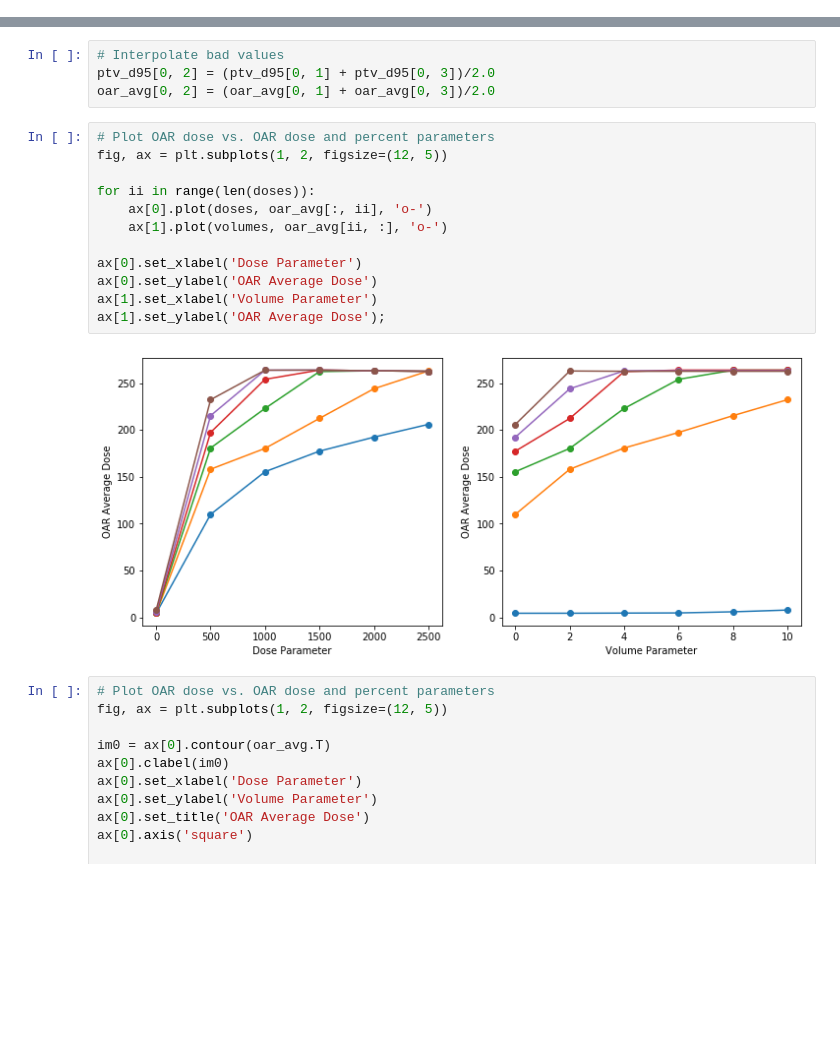
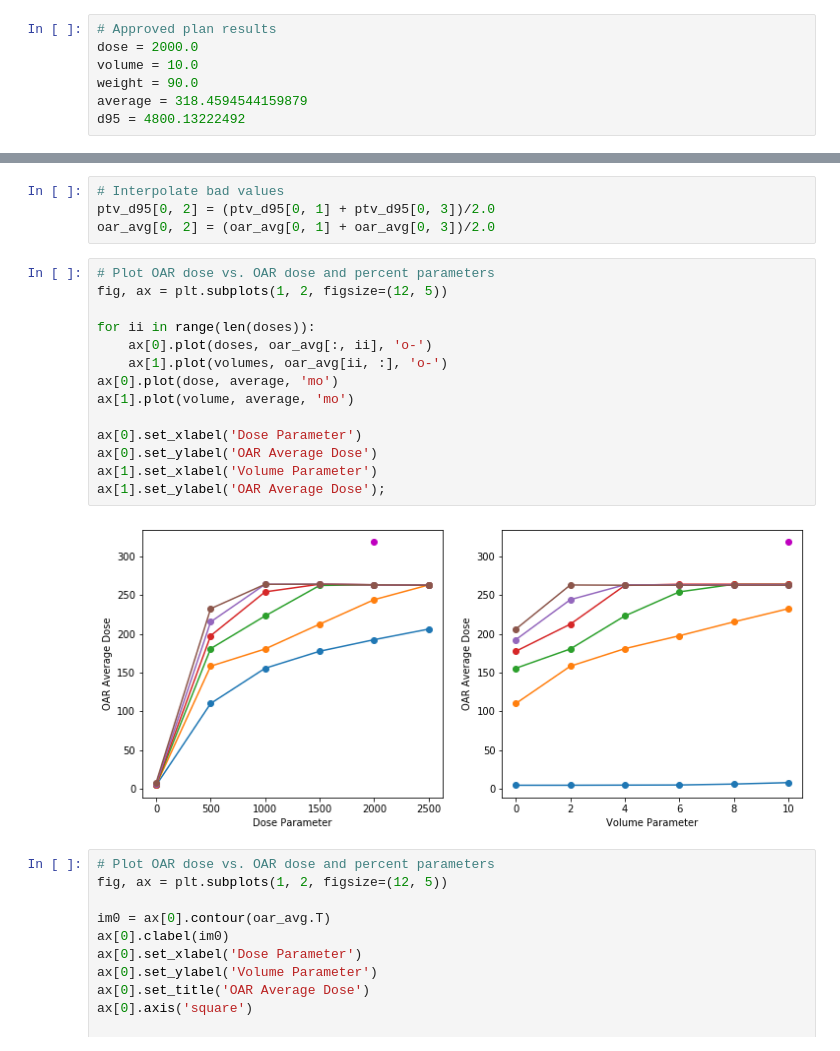
Before and after one commit to kels271828/RayBay, a Jupyter notebook: results/grid_search.ipynb, the cells around one changed output, grey strips where cells are left out. Drawn from its saved outputs; the diff is of its cells as text; blank space fills up the shorter version.

Commit message:
added normalized results

```diff
--- a/results/grid_search.ipynb
+++ b/results/grid_search.ipynb
@@ -8,6 +8,13 @@ Of course, the  more parameters (and organs) we add, the more dimensions we have
 # %%
 import matplotlib.pyplot as plt
 import numpy as np
+# %%
+# Approved plan results
+dose = 2000.0
+volume = 10.0
+weight = 90.0
+average = 318.4594544159879
+d95 = 4800.13222492
 # %%
 # Load results
 doses = np.load('doses.npy')
@@ -21,17 +28,19 @@ oar_avg[0, 2] = (oar_avg[0, 1] + oar_avg[0, 3])/2.0
 # %%
 # Plot OAR dose vs. OAR dose and percent parameters
 fig, ax = plt.subplots(1, 2, figsize=(12, 5))
 
 for ii in range(len(doses)):
     ax[0].plot(doses, oar_avg[:, ii], 'o-')
     ax[1].plot(volumes, oar_avg[ii, :], 'o-')
+ax[0].plot(dose, average, 'mo')
+ax[1].plot(volume, average, 'mo')
 
 ax[0].set_xlabel('Dose Parameter')
 ax[0].set_ylabel('OAR Average Dose')
 ax[1].set_xlabel('Volume Parameter')
 ax[1].set_ylabel('OAR Average Dose');
 # %% [output]
-[figure, old version]
+[figure, new version]
 # %%
 # Plot OAR dose vs. OAR dose and percent parameters
 fig, ax = plt.subplots(1, 2, figsize=(12, 5))
```
Also changed, not shown: parts of 6 cells of this notebook, 6 other files.
